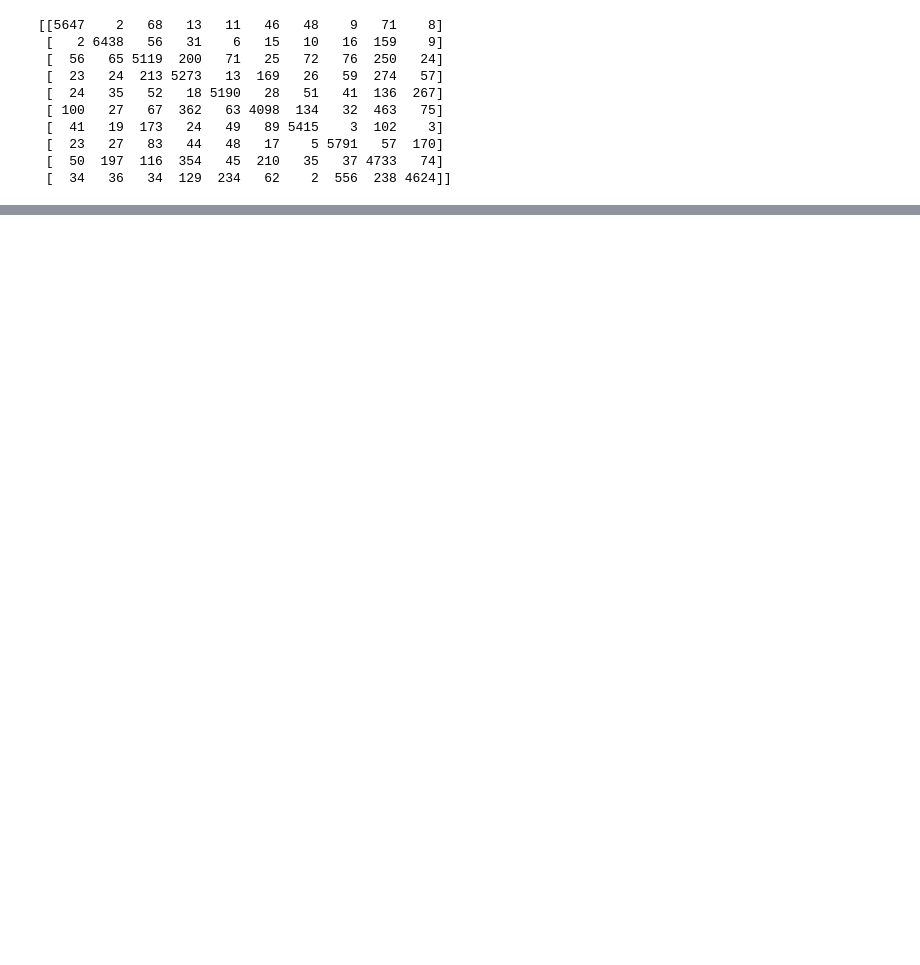
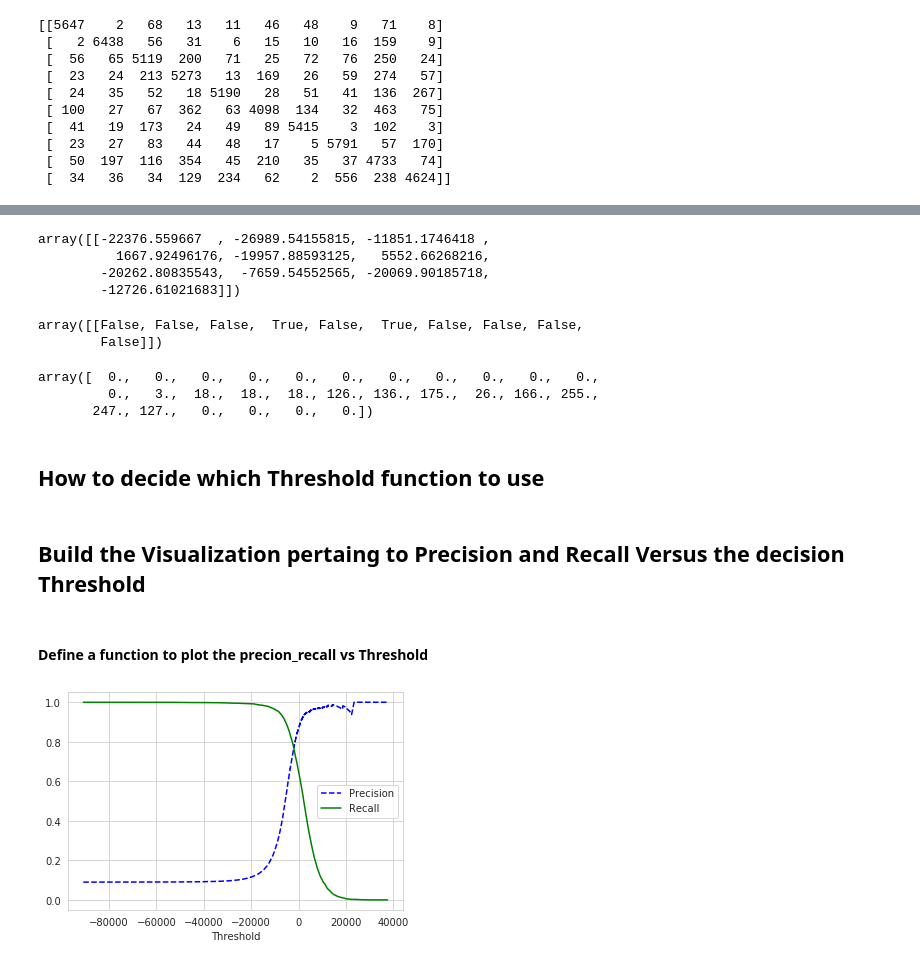
Before and after one commit to plaban1981/Hands-on-Machine-Learning, a Jupyter notebook: Classification_Technique.ipynb, the cells around one changed output, grey strips where cells are left out. Cells and saved outputs as stored; diff of their text form; code cells hidden in the pictures; blank space fills up the shorter version.

```diff
--- a/Classification_Technique.ipynb
+++ b/Classification_Technique.ipynb
@@ -185,0 +314,46 @@ array([[60000]])
+# %%
+y_scores
+# %% [output]
+array([[-22376.559667  , -26989.54155815, -11851.1746418 ,
+          1667.92496176, -19957.88593125,   5552.66268216,
+        -20262.80835543,  -7659.54552565, -20069.90185718,
+        -12726.61021683]])
+# %%
+threshold  = 0
+y_scores > threshold
+# %% [output]
+array([[False, False, False,  True, False,  True, False, False, False,
+        False]])
+# %%
+X[0].reshape(28,28)[5]
+# %% [output]
+array([  0.,   0.,   0.,   0.,   0.,   0.,   0.,   0.,   0.,   0.,   0.,
+         0.,   3.,  18.,  18.,  18., 126., 136., 175.,  26., 166., 255.,
+       247., 127.,   0.,   0.,   0.,   0.])
+# %% [markdown]
+## How to decide which Threshold function to use
+# %%
+#cross val predict to get decision scores of all instances in the training set
+
+y_scores = cross_val_predict(sgd_clf,X_train,y_train_5,cv=5,method='decision_function')
+# %% [markdown]
+## Build the Visualization pertaing to Precision and Recall Versus the decision Threshold
+# %%
+from sklearn.metrics import precision_recall_curve
+precision,recall,threshold = precision_recall_curve(y_train_5,y_scores)
+# %% [markdown]
+#### Define a function to plot the precion_recall vs Threshold
+# %%
+def plot_precision_recall_vs_threshold(precision,recall,threshold):
+  sns.set_style('whitegrid')
+  plt.plot(threshold,precision[:-1],'b--',label='Precision')
+  plt.plot(threshold,recall[:-1],'g',label='Recall')
+  #highlight the threshold add the legend,axis label and grid
+  #plt.plot(threshold,'--')
+  plt.legend()
+  plt.xlabel('Threshold')
+  plt.show()
+# %%
+plot_precision_recall_vs_threshold(precision,recall,threshold)
+# %% [output]
+[figure, added]
```
Also changed, not shown: parts of 47 cells of this notebook.
